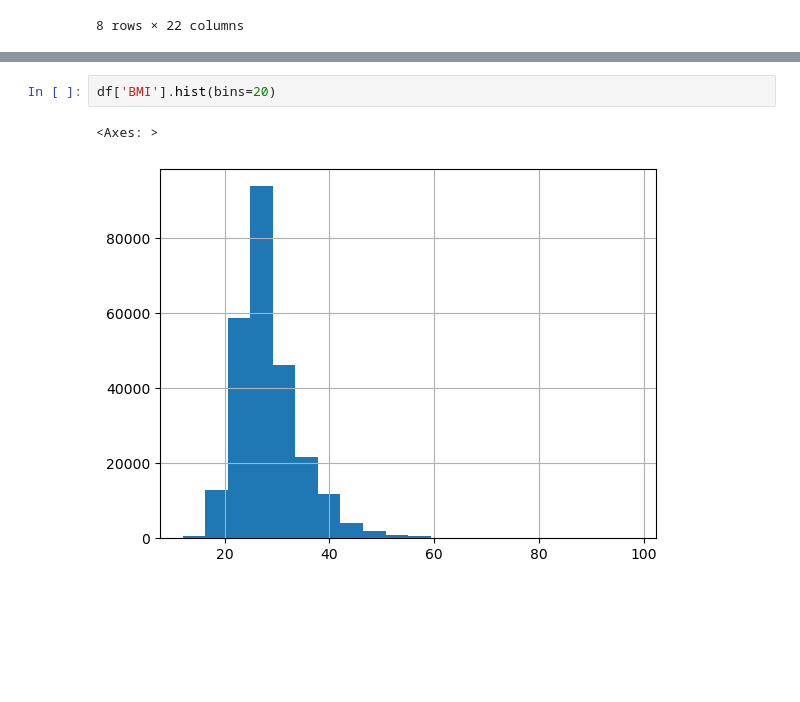
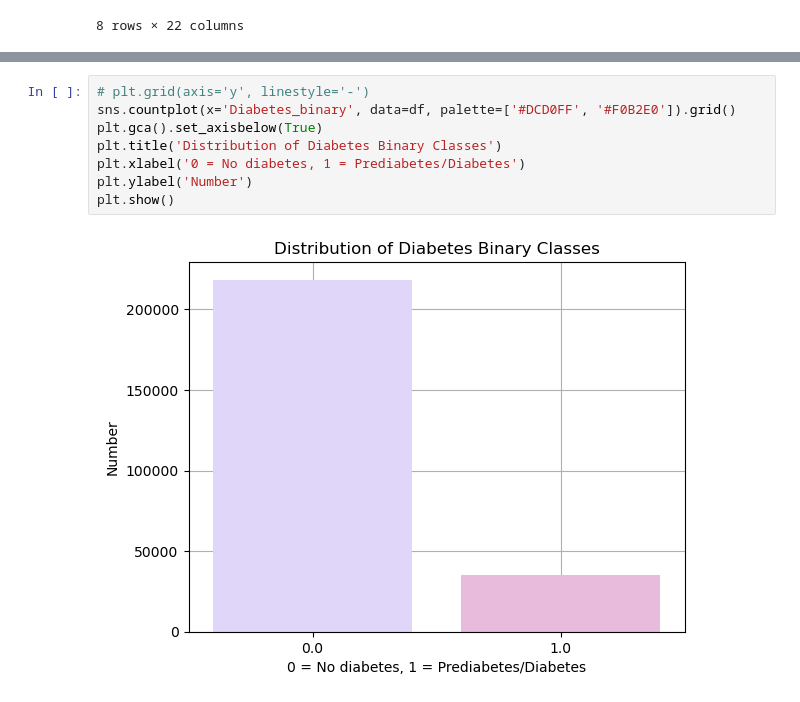
Before and after one commit to ElzaNiyazbekova/ML, a Jupyter notebook: SIS2.ipynb, the cells around one changed output, grey strips where cells are left out. Cells and saved outputs as stored; diff of their text form; blank space fills up the shorter version.

```diff
--- a/SIS2.ipynb
+++ b/SIS2.ipynb
@@ -86,5 +117,10 @@ df['Diabetes_binary'].hist(bins=20)
-# %%
-df['BMI'].hist(bins=20)
-# %% [output]
-<Axes: >
-[figure, removed]
+# %%
+# plt.grid(axis='y', linestyle='-')
+sns.countplot(x='Diabetes_binary', data=df, palette=['#DCD0FF', '#F0B2E0']).grid()
+plt.gca().set_axisbelow(True)
+plt.title('Distribution of Diabetes Binary Classes')
+plt.xlabel('0 = No diabetes, 1 = Prediabetes/Diabetes')
+plt.ylabel('Number')
+plt.show()
+# %% [output]
+[figure, added]
```
Also changed, not shown: parts of 58 cells of this notebook, 14 other files.
